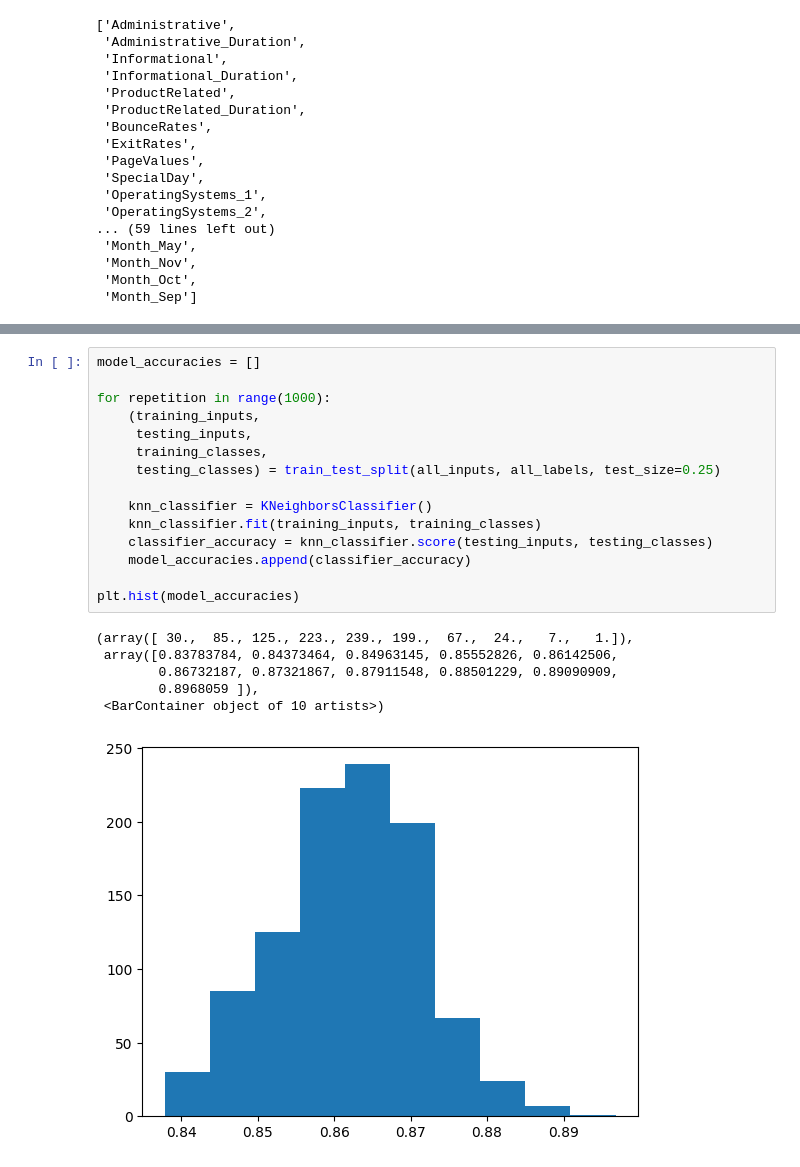
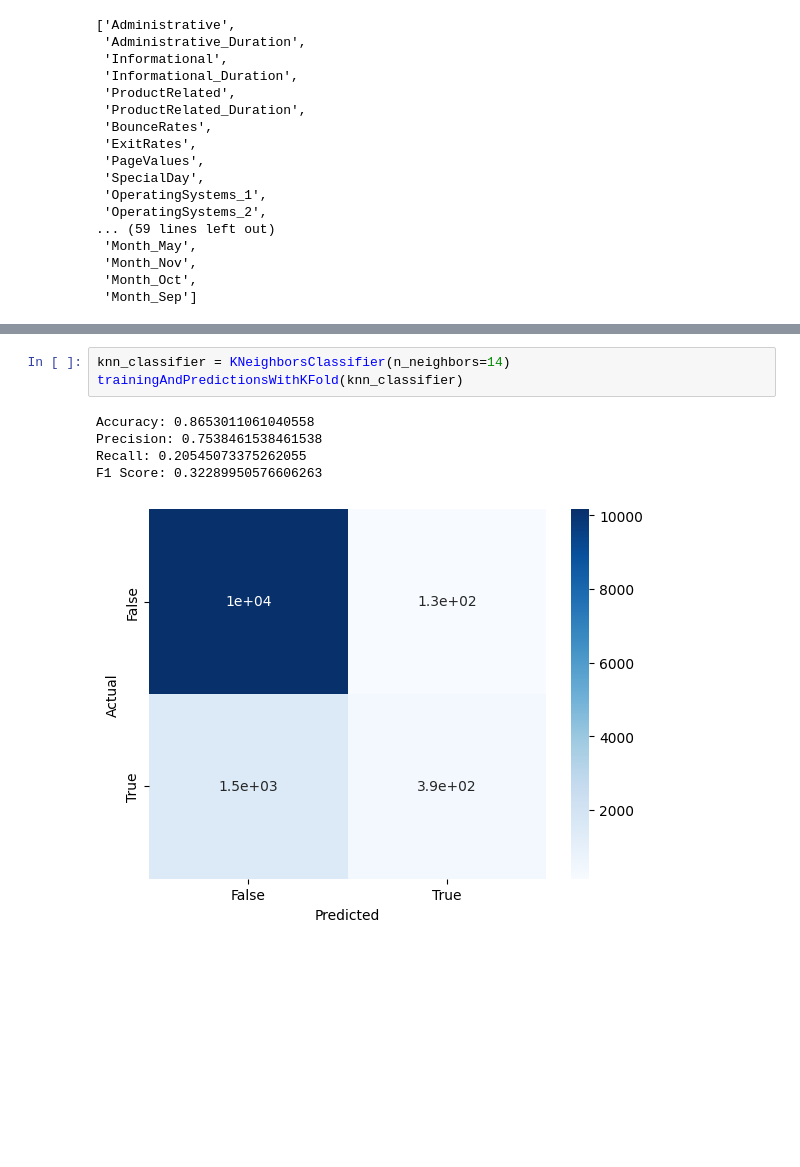
Before and after one commit to Joanaigs/Predict-Shopper-Behaviour-IA-Proj2, a Jupyter notebook: notebook.ipynb, the cells around one changed output, grey strips where cells are left out. Drawn from its saved outputs; the diff is of its cells as text; blank space fills up the shorter version.

```diff
--- a/notebook.ipynb
+++ b/notebook.ipynb
@@ -271,22 +231,9 @@ F1 Score: 0.6521845851742759
-# %%
-model_accuracies = []
-
-for repetition in range(1000):
-    (training_inputs,
-     testing_inputs,
-     training_classes,
-     testing_classes) = train_test_split(all_inputs, all_labels, test_size=0.25)
-
-    knn_classifier = KNeighborsClassifier()
-    knn_classifier.fit(training_inputs, training_classes)
-    classifier_accuracy = knn_classifier.score(testing_inputs, testing_classes)
-    model_accuracies.append(classifier_accuracy)
-
-plt.hist(model_accuracies)
-# %% [output]
-(array([ 30.,  85., 125., 223., 239., 199.,  67.,  24.,   7.,   1.]),
- array([0.83783784, 0.84373464, 0.84963145, 0.85552826, 0.86142506,
-        0.86732187, 0.87321867, 0.87911548, 0.88501229, 0.89090909,
-        0.8968059 ]),
- <BarContainer object of 10 artists>)
-[figure, removed]
+# %%
+knn_classifier = KNeighborsClassifier(n_neighbors=14)
+trainingAndPredictionsWithKFold(knn_classifier)
+# %% [output]
+Accuracy: 0.8653011061040558
+Precision: 0.7538461538461538
+Recall: 0.20545073375262055
+F1 Score: 0.32289950576606263
+[figure, added]
```
Also changed, not shown: parts of 16 cells of this notebook, 4 other files.
